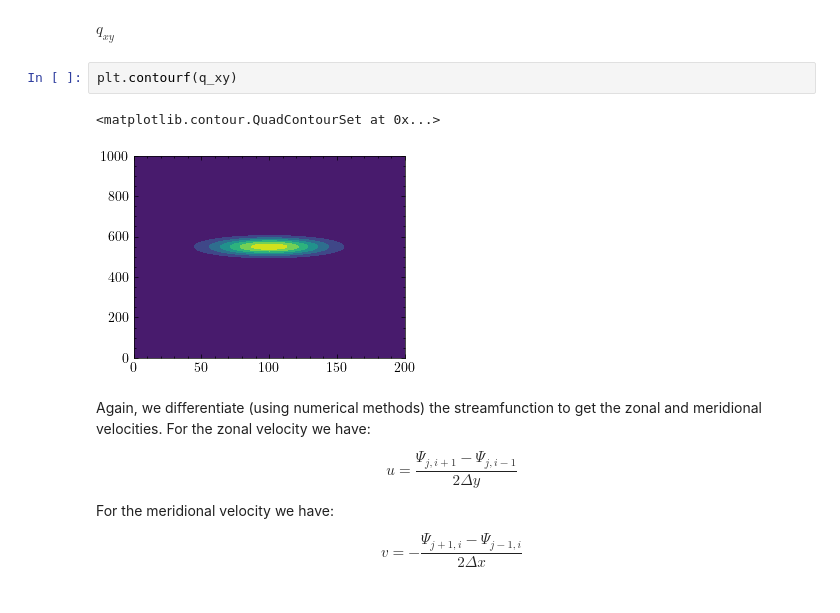
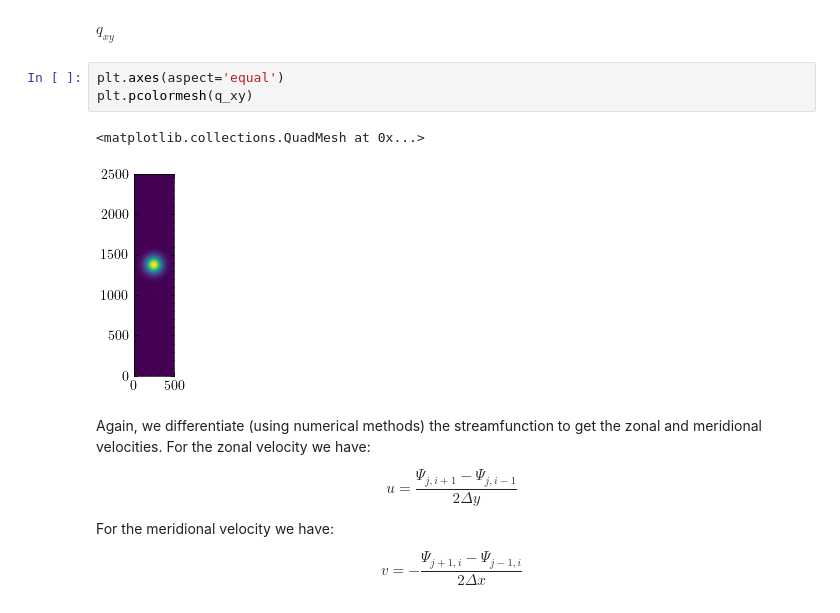
Before and after one commit to lauval/MT38C-Numerical-Weather-Prediction, a Jupyter notebook: task8.ipynb, the cells around one changed output. Drawn from its saved outputs; the diff is of its cells as text.

```diff
--- a/task8.ipynb
+++ b/task8.ipynb
@@ -95,10 +98,11 @@ plt.contourf(psi)
 # %% [markdown]
 $ q_{xy} $
-# %%
-plt.contourf(q_xy)
-# %% [output]
-<matplotlib.contour.QuadContourSet at 0x...>
-[figure, removed]
+# %%
+plt.axes(aspect='equal')
+plt.pcolormesh(q_xy)
+# %% [output]
+<matplotlib.collections.QuadMesh at 0x...>
+[figure, added]
 # %% [markdown]
 Again, we differentiate (using numerical methods) the streamfunction to get the zonal and meridional velocities. For the zonal velocity we have:
 
```
Also changed, not shown: parts of 24 cells of this notebook, 2 other files.
